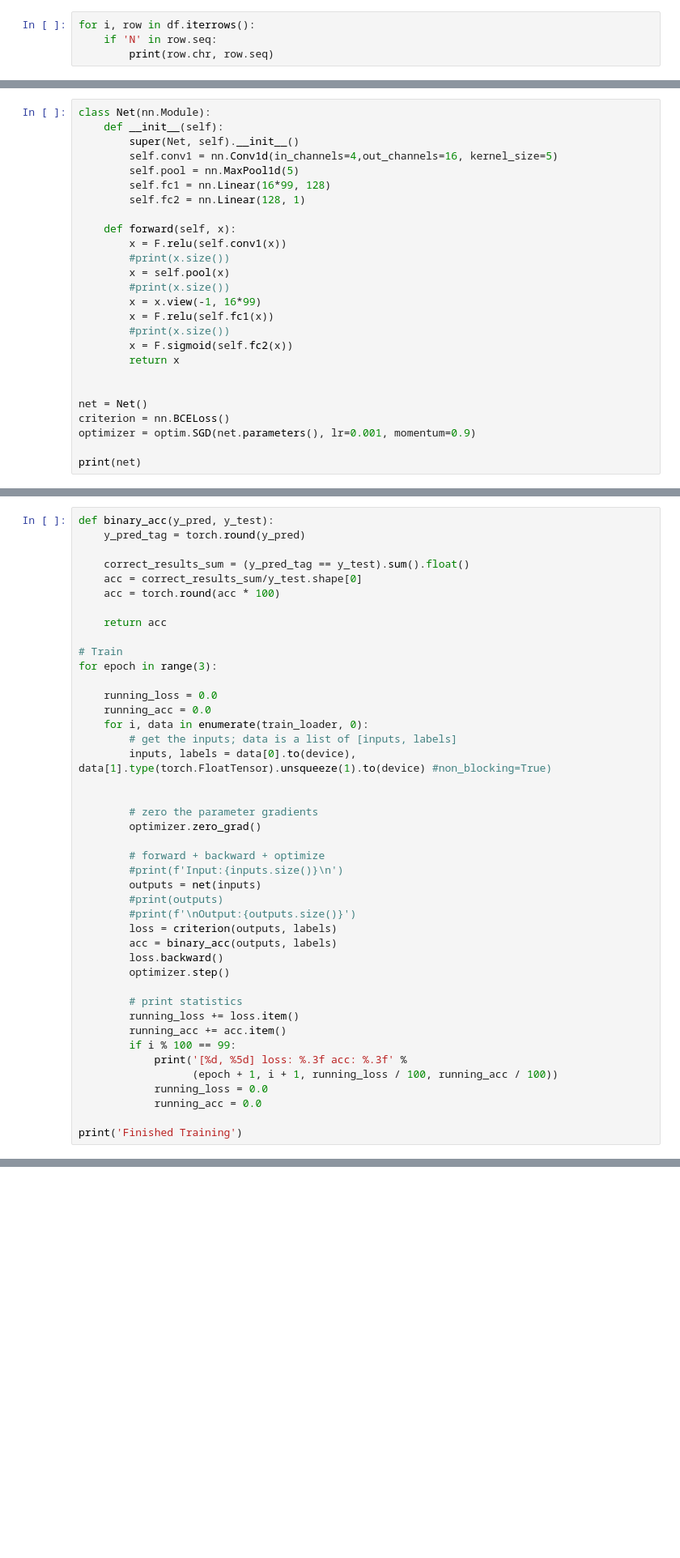
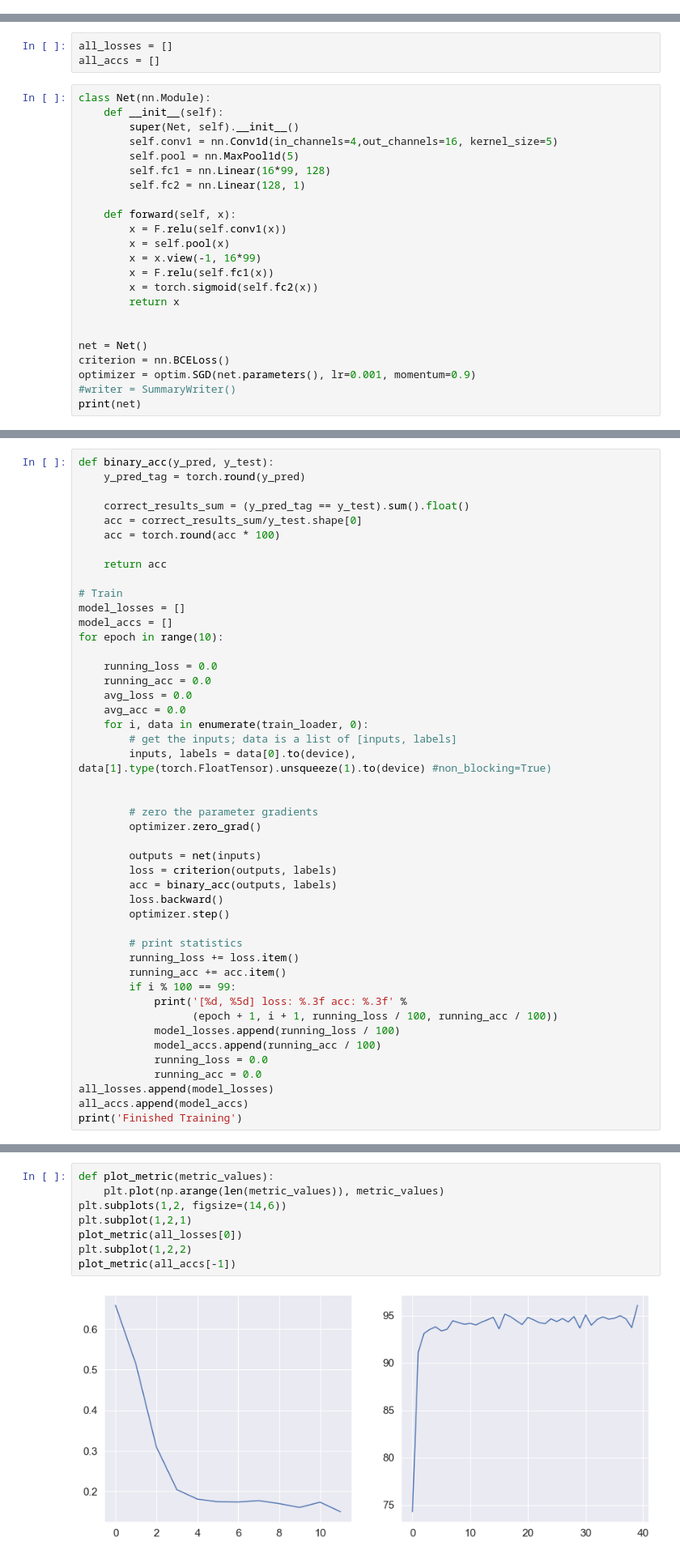
Before and after one commit to Vasyka/DeepGQuad, a Jupyter notebook: scripts/Base.ipynb, the cells around one changed output, grey strips where cells are left out. Shown at 81% size. Cells and saved outputs as stored; diff of their text form; blank space fills up the shorter version.

```diff
--- a/scripts/Base.ipynb
+++ b/scripts/Base.ipynb
@@ -137,4 +123,0 @@ df.drop('len',axis=1)
-# %%
-for i, row in df.iterrows():
-    if 'N' in row.seq:
-        print(row.chr, row.seq)
@@ -273,3 +248,6 @@ tensor([[ 0.,  0.,  0.,  ...,  1.,  0.,  0.],
+# %%
+all_losses = []
+all_accs = []
 # %%
 class Net(nn.Module):
     def __init__(self):
@@ -281,20 +259,17 @@ class Net(nn.Module):
 
     def forward(self, x):
         x = F.relu(self.conv1(x))
-        #print(x.size())
         x = self.pool(x)
-        #print(x.size())
         x = x.view(-1, 16*99)
         x = F.relu(self.fc1(x))
-        #print(x.size())
-        x = F.sigmoid(self.fc2(x))
+        x = torch.sigmoid(self.fc2(x))
         return x
 
 
 net = Net()
 criterion = nn.BCELoss()
 optimizer = optim.SGD(net.parameters(), lr=0.001, momentum=0.9)
-
+#writer = SummaryWriter()
 print(net)
 # %% [output]
 Net(
@@ -314,10 +289,14 @@ def binary_acc(y_pred, y_test):
     return acc
 
 # Train
-for epoch in range(3):
+model_losses = []
+model_accs = []
+for epoch in range(10):
 
     running_loss = 0.0
     running_acc = 0.0
+    avg_loss = 0.0
+    avg_acc = 0.0
     for i, data in enumerate(train_loader, 0):
         # get the inputs; data is a list of [inputs, labels]
         inputs, labels = data[0].to(device), data[1].type(torch.FloatTensor).unsqueeze(1).to(device) #non_blocking=True)
@@ -326,11 +305,7 @@ for epoch in range(3):
         # zero the parameter gradients
         optimizer.zero_grad()
 
-        # forward + backward + optimize
-        #print(f'Input:{inputs.size()}\n')
         outputs = net(inputs)
-        #print(outputs)
-        #print(f'\nOutput:{outputs.size()}')
         loss = criterion(outputs, labels)
         acc = binary_acc(outputs, labels)
         loss.backward()
@@ -342,8 +317,11 @@ for epoch in range(3):
         if i % 100 == 99:
             print('[%d, %5d] loss: %.3f acc: %.3f' %
                   (epoch + 1, i + 1, running_loss / 100, running_acc / 100))
+            model_losses.append(running_loss / 100)
+            model_accs.append(running_acc / 100)
             running_loss = 0.0
             running_acc = 0.0
-
+all_losses.append(model_losses)
+all_accs.append(model_accs)
 print('Finished Training')
 # %% [output]
@@ -362,4 +344,14 @@ print('Finished Training')
 Finished Training
+# %%
+def plot_metric(metric_values):
+    plt.plot(np.arange(len(metric_values)), metric_values)
+plt.subplots(1,2, figsize=(14,6))
+plt.subplot(1,2,1)
+plot_metric(all_losses[0])
+plt.subplot(1,2,2)
+plot_metric(all_accs[-1])
+# %% [output]
+[figure, added]
 # %%
 # Test
 def test(net, test_loader):
```
Also changed, not shown: parts of 13 cells of this notebook, 18 other files.
